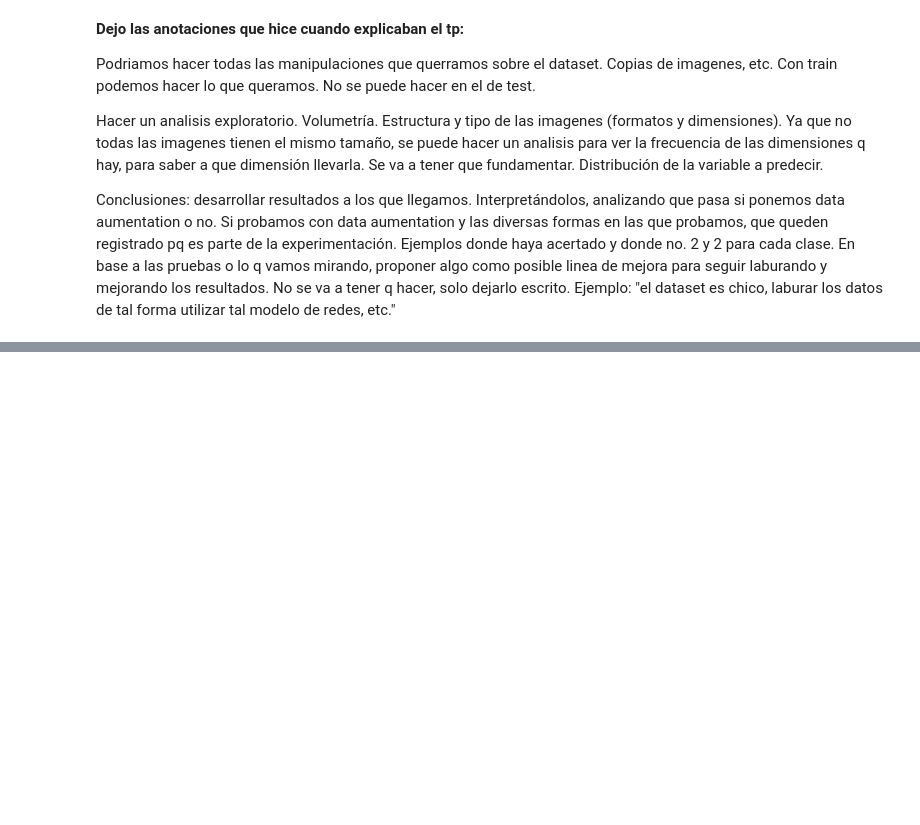
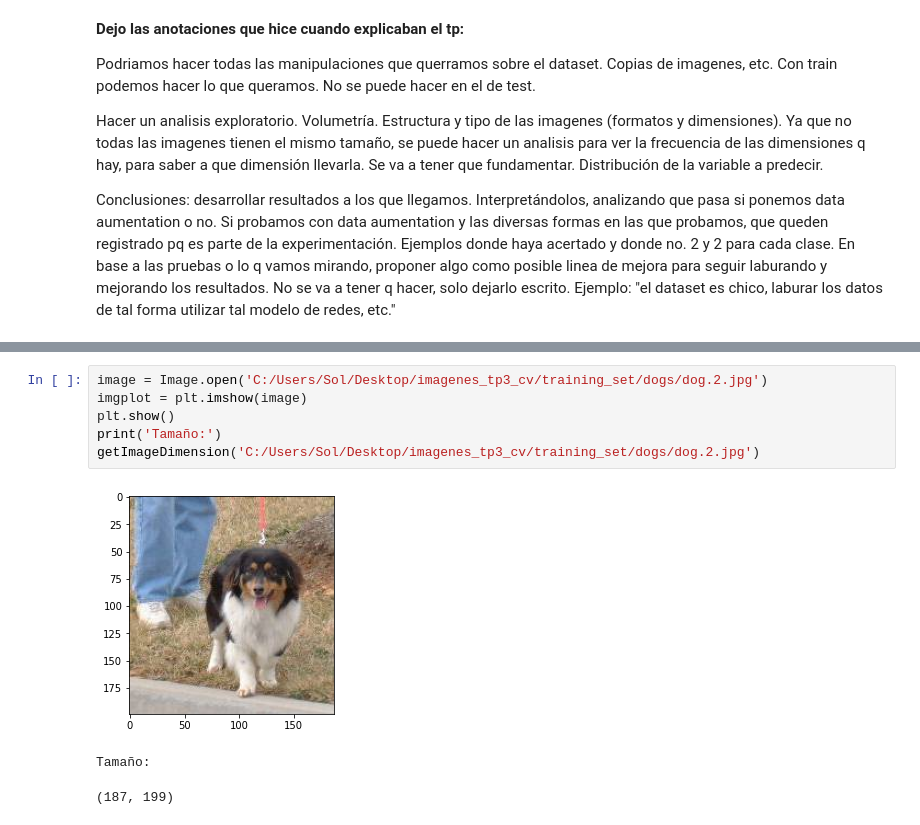
Before and after one commit to llullmariasol/entregasML, a Jupyter notebook: tp3_cv.ipynb, the cells around one changed output, grey strips where cells are left out. Saved outputs shown, nothing was run; the diff lists cells and outputs as text; blank space fills up the shorter version.

```diff
--- a/tp3_cv.ipynb
+++ b/tp3_cv.ipynb
@@ -32,0 +121,10 @@ Ejemplo: "el dataset es chico, laburar los datos de tal forma utilizar tal model
+# %%
+image = Image.open('C:/Users/Sol/Desktop/imagenes_tp3_cv/training_set/dogs/dog.2.jpg')
+imgplot = plt.imshow(image)
+plt.show()
+print('Tamaño:')
+getImageDimension('C:/Users/Sol/Desktop/imagenes_tp3_cv/training_set/dogs/dog.2.jpg')
+# %% [output]
+[figure, added]
+Tamaño:
+(187, 199)
```
Also changed, not shown: parts of 8 cells of this notebook.
